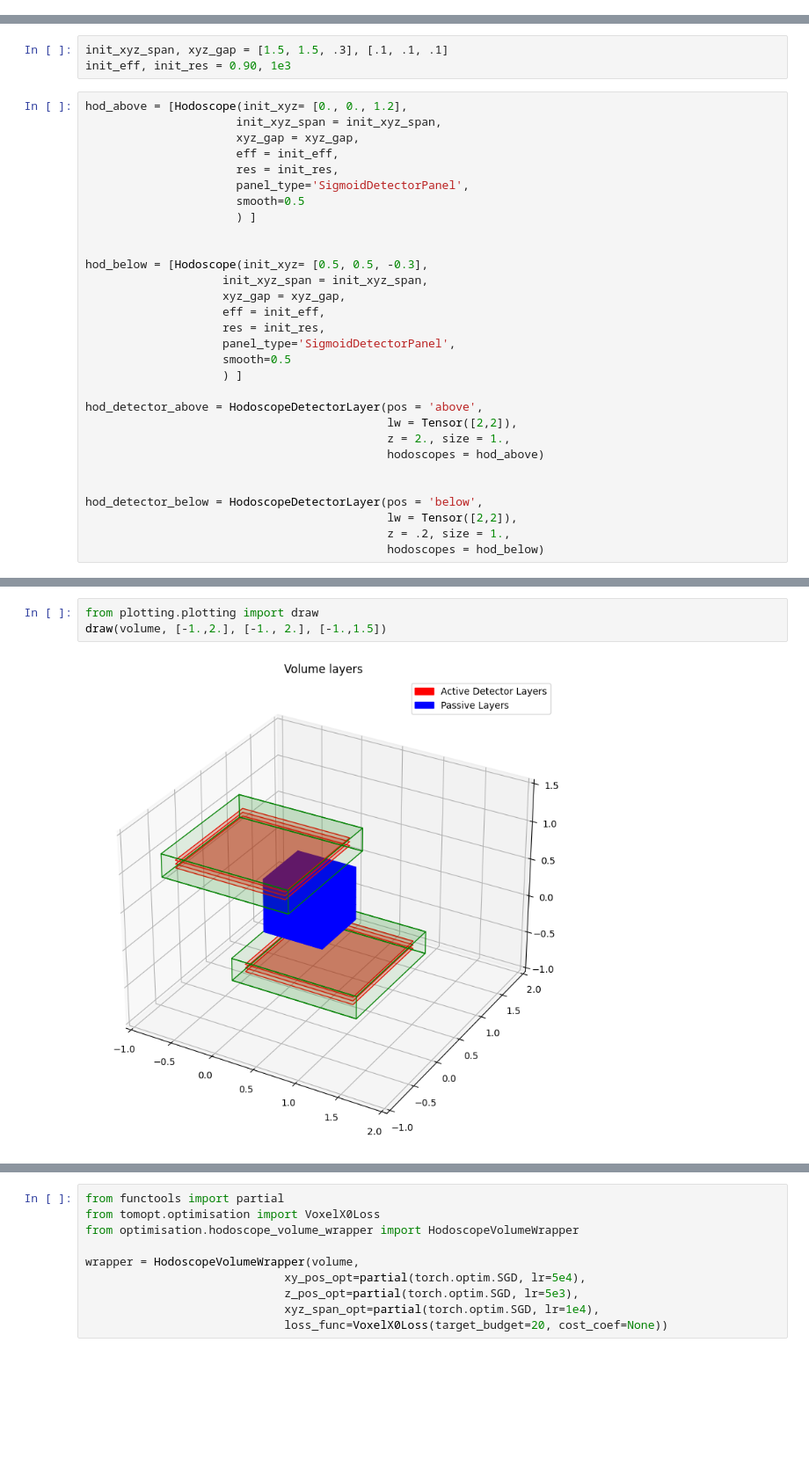
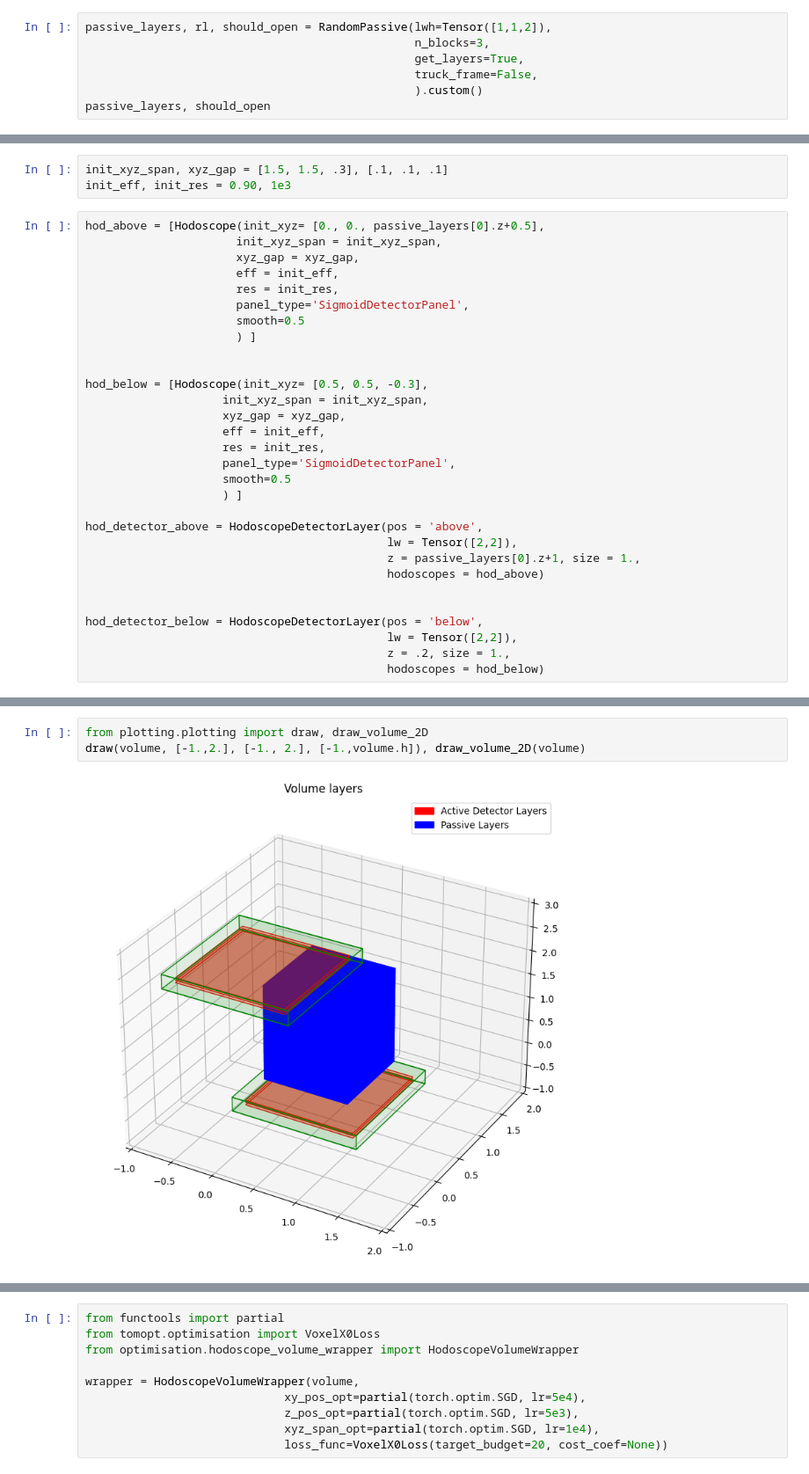
Before and after one commit to vischia/TomOptCargo, a Jupyter notebook: passives_test.ipynb, the cells around one changed output, grey strips where cells are left out. Shown at 88% size. Cells and saved outputs as stored; diff of their text form; blank space fills up the shorter version.

Commit message:
passive generator

```diff
--- a/passives_test.ipynb
+++ b/passives_test.ipynb
@@ -20,0 +11,7 @@ passive_layers
+# %%
+passive_layers, rl, should_open = RandomPassive(lwh=Tensor([1,1,2]),
+                                                n_blocks=3,
+                                                get_layers=True,
+                                                truck_frame=False,
+                                                ).custom()
+passive_layers, should_open
@@ -28,7 +37,7 @@ from tomopt.volume import Volume
 init_xyz_span, xyz_gap = [1.5, 1.5, .3], [.1, .1, .1]
 init_eff, init_res = 0.90, 1e3
 # %%
-hod_above = [Hodoscope(init_xyz= [0., 0., 1.2],
+hod_above = [Hodoscope(init_xyz= [0., 0., passive_layers[0].z+0.5],
                       init_xyz_span = init_xyz_span,
                       xyz_gap = xyz_gap,
                       eff = init_eff,
@@ -49,7 +58,7 @@ hod_below = [Hodoscope(init_xyz= [0.5, 0.5, -0.3],
 
 hod_detector_above = HodoscopeDetectorLayer(pos = 'above',
                                             lw = Tensor([2,2]),
-                                            z = 2., size = 1.,
+                                            z = passive_layers[0].z+1, size = 1.,
                                             hodoscopes = hod_above)
 
 
@@ -88,7 +97,7 @@ Volume(
   )
 )
 # %%
-from plotting.plotting import draw
-draw(volume, [-1.,2.], [-1., 2.], [-1.,1.5])
+from plotting.plotting import draw, draw_volume_2D
+draw(volume, [-1.,2.], [-1., 2.], [-1.,volume.h]), draw_volume_2D(volume)
 # %% [output]
-[figure, old version]
+[figure, new version]
```
Also changed, not shown: parts of 8 cells of this notebook, 1 other file.
